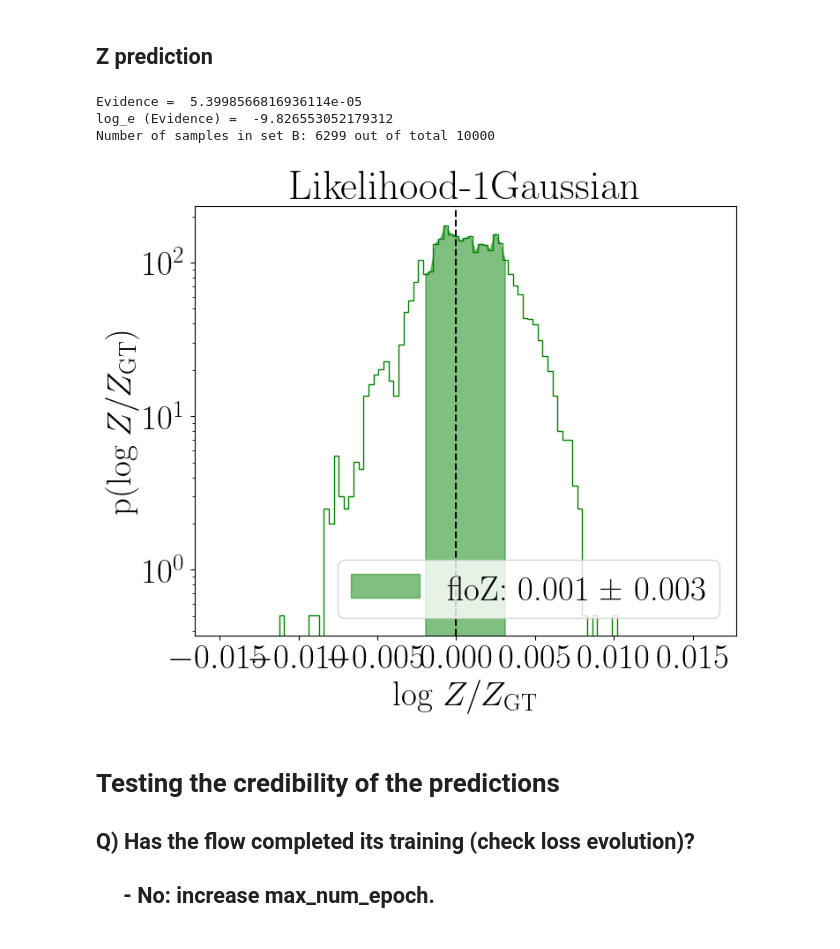
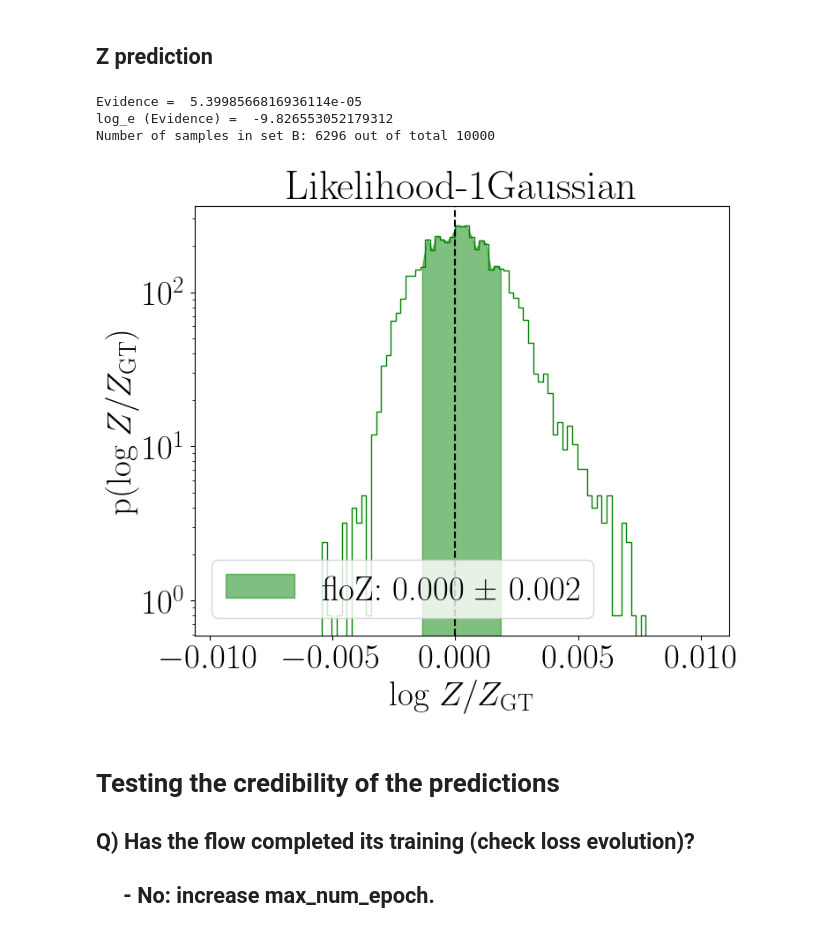
Before and after one commit to Rahul-Srinivasan/floZ, a Jupyter notebook: floZ_EvidenceEstimation.ipynb, the cells around one changed output. Drawn from its saved outputs; the diff is of its cells as text; code cells hidden in the pictures.

Commit message:
Updated to accommodate pre-whitening, re-colouring

```diff
--- a/floZ_EvidenceEstimation.ipynb
+++ b/floZ_EvidenceEstimation.ipynb
@@ -147,10 +145,8 @@ plt.show()
-# %%
-samples -= np.mean(samples, axis = 0)
 # %% [markdown]
 ## Visualizing the pre-processing step: the whitened distribution
 # %%
 if ndims < 10:
-    whitened_samples,log_j_white = _pre_whitening(samples)
+    whitened_samples,log_j_white,_,_ = _pre_whitening(samples - np.mean(samples, axis = 0))
     # whitened_samples -= np.mean(whitened_samples, axis = 0)
     whitened_log_p = log_p + log_j_white
     # # print(log_j_white, log_p)
@@ -363,7 +363,7 @@ Flow(
 # %% [markdown]
 ## Z prediction
 # %%
-whitened_samples,_ = _pre_whitening(samples)
+whitened_samples,_,_,_ = _pre_whitening(samples - np.mean(samples, axis = 0))
 
 # Compute the latent samples for the post-processing step of selecting B ellipsoid
 with torch.no_grad():
@@ -418,35 +418,35 @@ def weighted_mean_and_std(values, weights):
     variance = np.average((values - weighted_mean)**2, weights=weights)
     weighted_std = np.sqrt(variance)
     return weighted_mean, weighted_std
 logz_mean_reweight, logz_std_reweight = weighted_mean_and_std(values=lnZ_rescaled, weights=np.ones_like(lnP))
 
 lims = [logz_mean_reweight-6*logz_std_reweight, logz_mean_reweight+6*logz_std_reweight]
 
 bins = np.linspace(np.min(lims), np.max(lims), 100)
 bins_mean = (bins[1:] + bins[:-1])*.5
 
 pdf_reweight, _, _ = plt.hist(lnZ_rescaled, density=True, bins=bins, histtype = 'step', weights = np.ones_like(lnP), color = 'green')# label = 'Zflow Ellipse reweighted')
 
 plt.fill_between(bins_mean, 0, pdf_reweight, where=((bins_mean >= logz_mean_reweight - logz_std_reweight) & (bins_mean <= logz_mean_reweight + logz_std_reweight)), color='green', alpha=0.5, label=r'floZ'+': '+'{:.3f} ± {:.3f}'.format(logz_mean_reweight, logz_std_reweight))#, label=r'floZ $\in \mathcal{B}$'+': '+'{:.3f} ± {:.3f}'.format(logz_mean_reweight, logz_std_reweight))
 
 plt.axvline(lnZ_GT_rescaled, c='k', ls = '--')#, label= 'GT: {:.2f}'.format(lnZ_GT))
 plt.xlabel('log $Z/Z_\mathrm{GT}$')
 plt.ylabel('p(log $Z/Z_{\mathrm{GT}}$)')
 plt.yscale('log')
 
 plt.title(likelihood_label)
 
 # Add a legend with handle and label
 handles, labels = plt.gca().get_legend_handles_labels()
 legend = plt.legend(handles=handles[:], labels=labels[:])#, loc = 'lower left')
 plt.tight_layout()
 plt.savefig(os.path.join(floZpath_Evidence, 'logZ_withGT_RestrictedSampling.png'), bbox_inches='tight')#, bbox_inches='tight')
 plt.rcParams.update({'font.size': 20})
 # %% [output]
 Evidence =  5.3998566816936114e-05
 log_e (Evidence) =  -9.826553052179312
-Number of samples in set B: 6299 out of total 10000
+Number of samples in set B: 6296 out of total 10000
-[figure, old version]
+[figure, new version]
 # %% [markdown]
 # Testing the credibility of the predictions
 ## Q) Has the flow completed its training (check loss evolution)?
```
Also changed, not shown: parts of 7 cells of this notebook.
